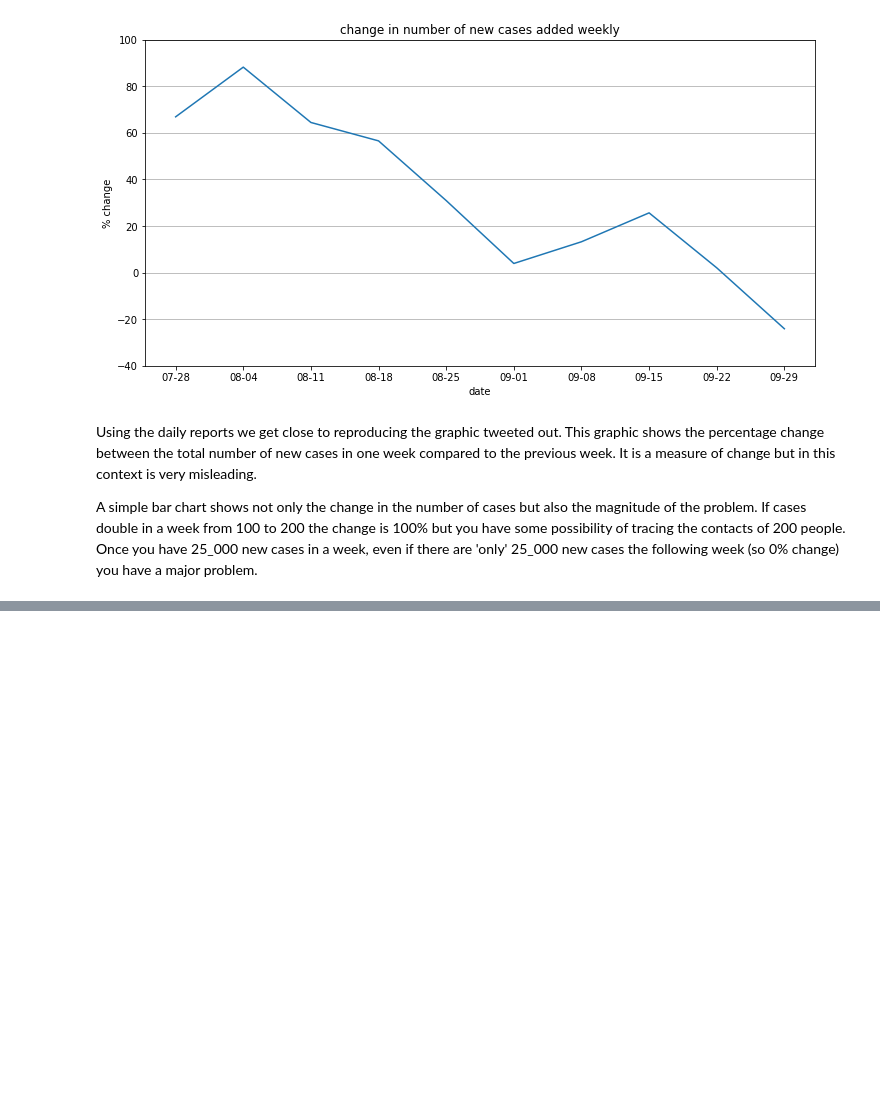
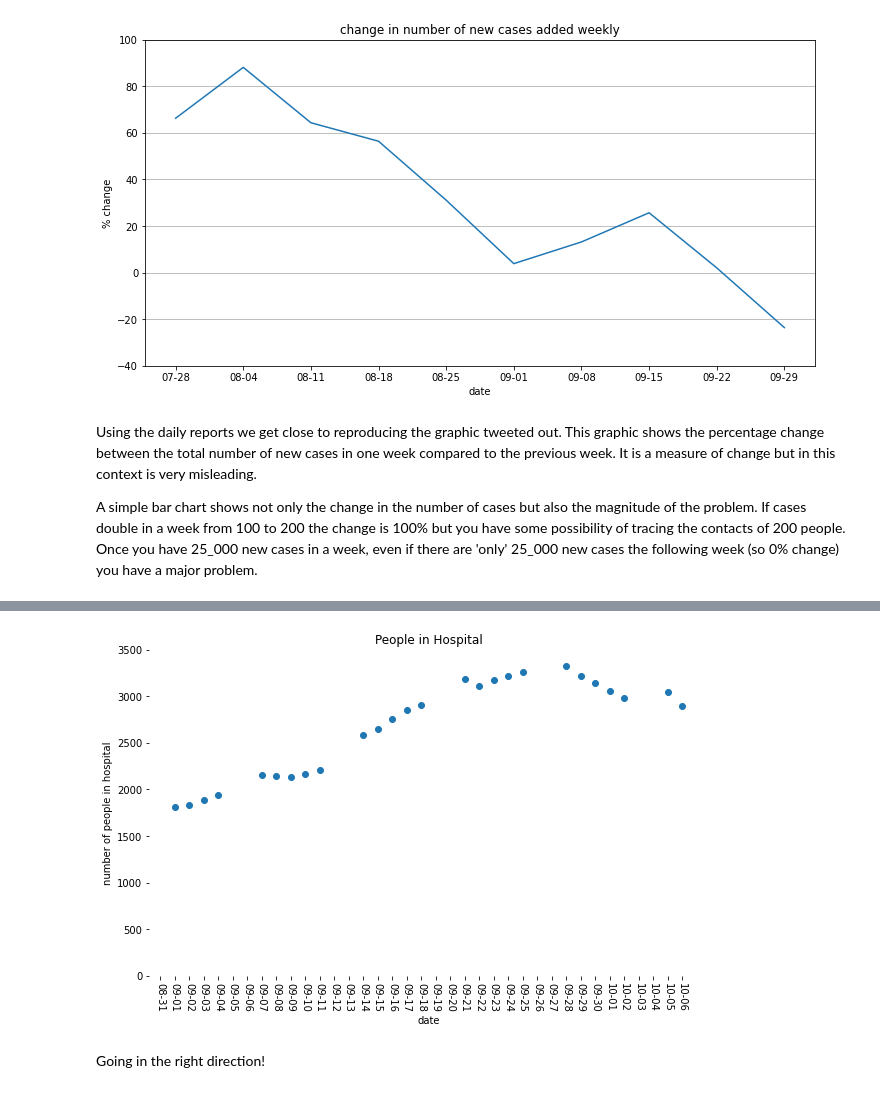
Before and after one commit to AlisonDavey/fastpages, a Jupyter notebook: _notebooks/2020-10-06-disinformation.ipynb, the cells around one changed output, grey strips where cells are left out. Cells and saved outputs as stored; diff of their text form; code cells hidden in the pictures; blank space fills up the shorter version.

```diff
--- a/_notebooks/2020-10-06-disinformation.ipynb
+++ b/_notebooks/2020-10-06-disinformation.ipynb
@@ -266,0 +289,16 @@ A simple bar chart shows not only the change in the number of cases but also the
+# %%
+#collapse-hide
+fig, ax = plt.subplots(1,1,figsize=(10,6))
+plt.scatter(daily_df.fecha, daily_df.hospitalizados)
+plt.xlabel('date')
+# get rid of the frame
+for spine in plt.gca().spines.values():
+    spine.set_visible(False)
+plt.xticks(rotation=270)
+plt.ylim(0,3500)
+plt.ylabel('number of people in hospital')
+plt.title('People in Hospital');
+# %% [output]
+[figure, added]
+# %% [markdown]
+Going in the right direction!
```
Also changed, not shown: parts of 12 cells of this notebook.
